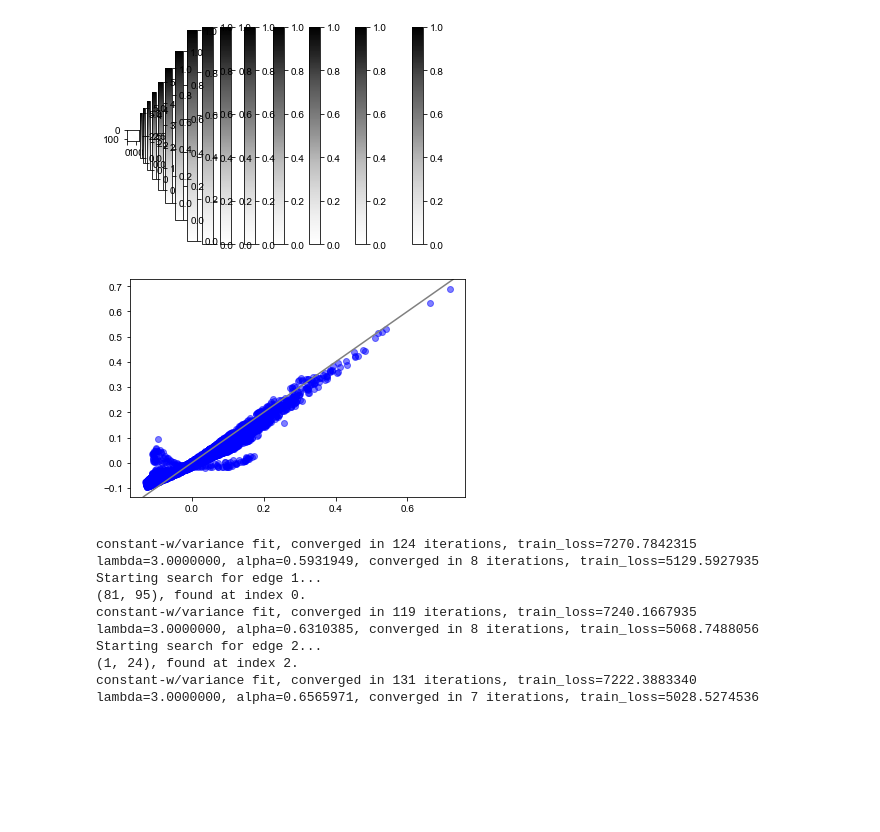
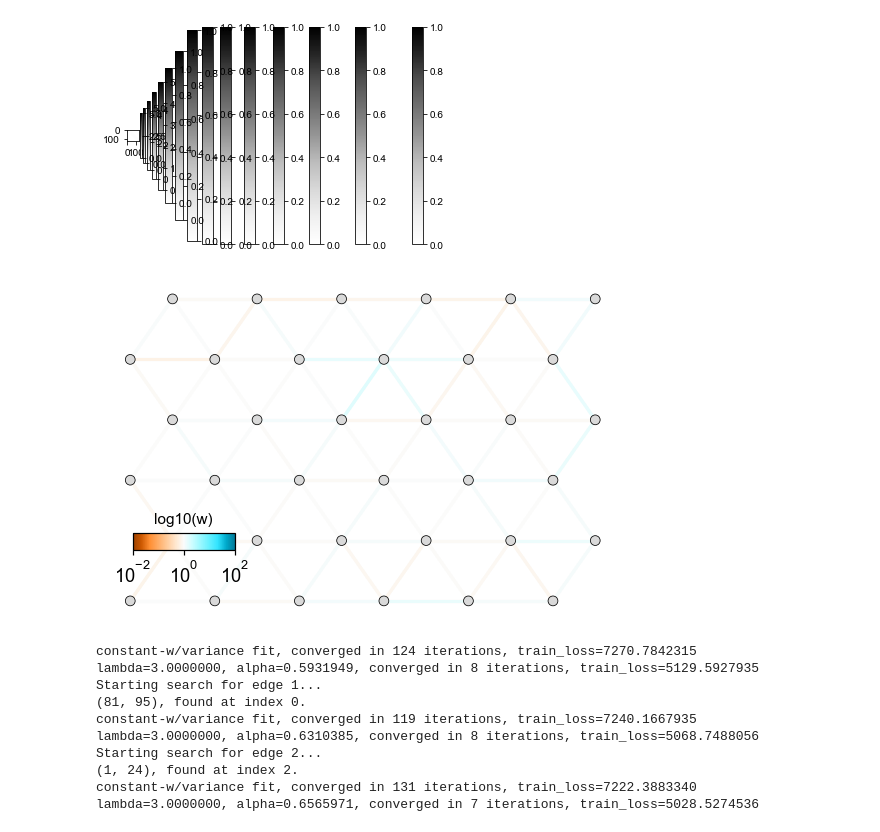
Before and after one commit to NovembreLab/feems, a Jupyter notebook: docs/notebooks/est-long-range.ipynb, the cells around one changed output. Cells and saved outputs as stored; diff of their text form; code cells hidden in the pictures; blank space fills up the shorter version.

```diff
--- a/docs/notebooks/est-long-range.ipynb
+++ b/docs/notebooks/est-long-range.ipynb
@@ -530,25 +711,25 @@ lambda=3.0000000, alpha=0.5989731, converged in 8 iterations, train_loss=1036.29
 # %%
 # sp_Graph_sym = Joint_SpatialGraph(gen_test_1e, coord, grid, edge_def)
 # sp_Graph_sym.fit(lamb=3., optimize_q='n-dim')
 # obj_sym = Joint_Objective(sp_Graph_sym); obj_sym.inv(); obj_sym.grad(reg=False)
 
 # sp_Graph_asym = Joint_SpatialGraph(gen_test_1e_asym, coord, grid, edge_def)
 # sp_Graph_asym.fit(lamb=3., optimize_q='n-dim')
 # obj_asym = Joint_Objective(sp_Graph_asym); obj_asym.inv(); obj_asym.grad(reg=False)
 
-# fig = plt.figure(dpi=110)
-# ax = fig.add_subplot(1, 1, 1)
-# v = Viz(ax, sp_graph_asym, projection=ccrs.Mercator(), edge_width=2,
-#         edge_alpha=1, edge_zorder=100, sample_pt_size=20,
-#         obs_node_size=7.5, sample_pt_color="black",
-#         cbar_font_size=10)
-# v.draw_edges(use_weights=True)
-# v.draw_edge_colorbar()
-# v.draw_obs_nodes(use_ids=False)
+fig = plt.figure(dpi=110)
+ax = fig.add_subplot(1, 1, 1)
+v = Viz(ax, sp_graph, projection=ccrs.Mercator(), edge_width=2,
+        edge_alpha=1, edge_zorder=100, sample_pt_size=20,
+        obs_node_size=7.5, sample_pt_color="black",
+        cbar_font_size=10)
+v.draw_edges(use_weights=True)
+v.draw_edge_colorbar()
+v.draw_obs_nodes(use_ids=False)
 # plt.scatter(sp_Graph_asym.w,sp_Graph_sym.w,alpha=0.7); plt.axline((1,1),slope=1,color='grey',ls='--'); plt.show()
-plt.plot(np.triu(obj_asym.Linv,0), np.triu(obj_lr_asym.Linv,0), 'bo', alpha=0.5); plt.axline((0,0),slope=1,color='grey',);
+# plt.plot(np.triu(obj_asym.Linv,0), np.triu(obj_lr_asym.Linv,0), 'bo', alpha=0.5); plt.axline((0,0),slope=1,color='grey',);
 # %% [output]
-[figure, old version]
+[figure, new version]
 # %%
 ## fit_cov = obj.Linv_block['oo'] - 1/d + sp_graph.q_inv_diag.toarray()
 # obj_jt.Linv_block["oo"]
```
Also changed, not shown: parts of 12 cells of this notebook, 2 other files.
